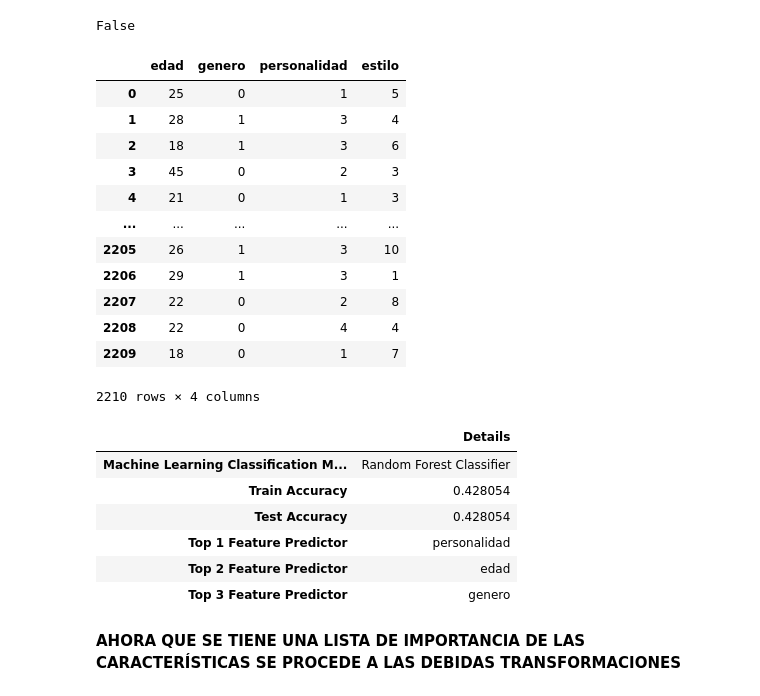
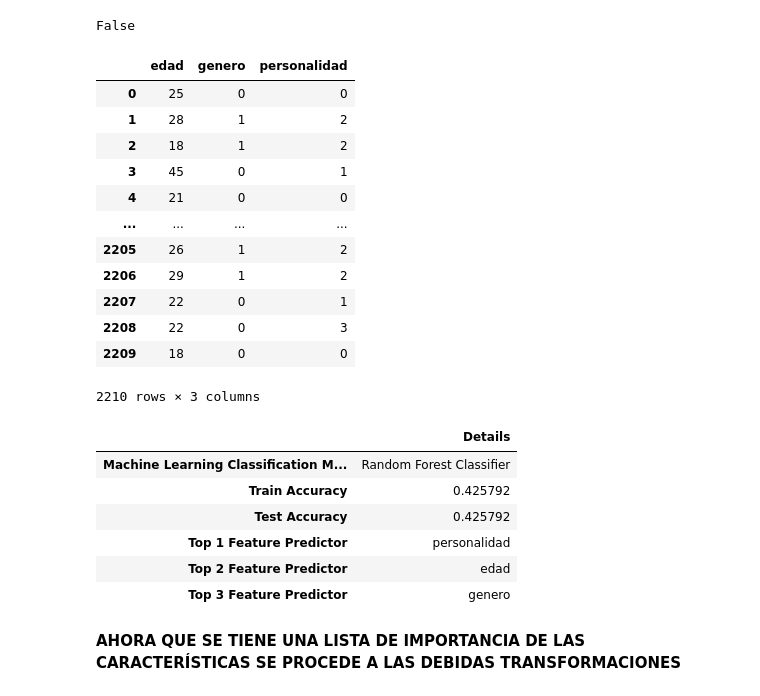
Before and after one commit to victoria16n/SeleccionDeCaracteristicas, a Jupyter notebook: SeleccionDeCaracteristicas.ipynb, the cells around one changed output. Saved outputs shown, nothing was run; the diff lists cells and outputs as text; code cells hidden in the pictures.

```diff
--- a/SeleccionDeCaracteristicas.ipynb
+++ b/SeleccionDeCaracteristicas.ipynb
@@ -67,35 +66,36 @@ False
 # como se puede ver en el siguiente algoritmo, todos los datos de las columnas de género y
 # personalidad se les asignará un número reemplazando los valores no numéricos
 
-df1= df1.replace(['Confiable'],1)
-df1= df1.replace(['Extravertido'],2)
-df1= df1.replace(['Animado'],3)
-df1= df1.replace(['Responsable'],4)
-df1= df1.replace(['Serio'],5)
-df1= df1.replace(['Masculino'],0)
-df1= df1.replace(['Femenino'],1)
-df1
+df1['genero'] = df1['genero'].map({'Masculino': 0,
+                                 'Femenino': 1})
+
+df1['personalidad'] = df1['personalidad'].map({'Confiable': 0,
+                                           'Extravertido': 1,
+                                           'Animado': 2,
+                                           'Responsable': 3,
+                                           'Serio': 4})
-# %% [output]
-|  | edad | genero | personalidad | estilo |
-| 0 | 25 | 0 | 1 | 5 |
-| 1 | 28 | 1 | 3 | 4 |
-| 2 | 18 | 1 | 3 | 6 |
-| 3 | 45 | 0 | 2 | 3 |
-| 4 | 21 | 0 | 1 | 3 |
-| ... | ... | ... | ... | ... |
-| 2205 | 26 | 1 | 3 | 10 |
-| 2206 | 29 | 1 | 3 | 1 |
-| 2207 | 22 | 0 | 2 | 8 |
-| 2208 | 22 | 0 | 4 | 4 |
-| 2209 | 18 | 0 | 1 | 7 |
-2210 rows × 4 columns
 # %%
 #DECLARACIÓN DE VARIABLES TEMPORALES PARA X E Y PARA LA SELECCIÓN DE CARACTERÍSTICAS
 
 #Para las variables en X, seleccionamos todas las variables del dataset, excepto la variable que tendremos de salida: el estilo.
 
 X_inicial = df1.iloc[:,0:3]
 y_inicial = df1.iloc[:,-1]
+X_inicial
+# %% [output]
+|  | edad | genero | personalidad |
+| 0 | 25 | 0 | 0 |
+| 1 | 28 | 1 | 2 |
+| 2 | 18 | 1 | 2 |
+| 3 | 45 | 0 | 1 |
+| 4 | 21 | 0 | 0 |
+| ... | ... | ... | ... |
+| 2205 | 26 | 1 | 2 |
+| 2206 | 29 | 1 | 2 |
+| 2207 | 22 | 0 | 1 |
+| 2208 | 22 | 0 | 3 |
+| 2209 | 18 | 0 | 0 |
+2210 rows × 3 columns
 # %%
 #El algoritmo de random forest de clasificación, contiene un comando que nos permite calcular el rango de importancia de cada variable.
 #Así pues, según el resultado que se obtenga en este top, se comprueba si se está seleccionando correctamente las características.
@@ -133,8 +133,8 @@ display(df1)
 # %% [output]
 |  | Details |
 | Machine Learning Classification M... | Random Forest Classifier |
-| Train Accuracy | 0.428054 |
-| Test Accuracy | 0.428054 |
+| Train Accuracy | 0.425792 |
+| Test Accuracy | 0.425792 |
 | Top 1 Feature Predictor | personalidad |
 | Top 2 Feature Predictor | edad |
 | Top 3 Feature Predictor | genero |
```
Also changed, not shown: parts of 1 cell of this notebook.
